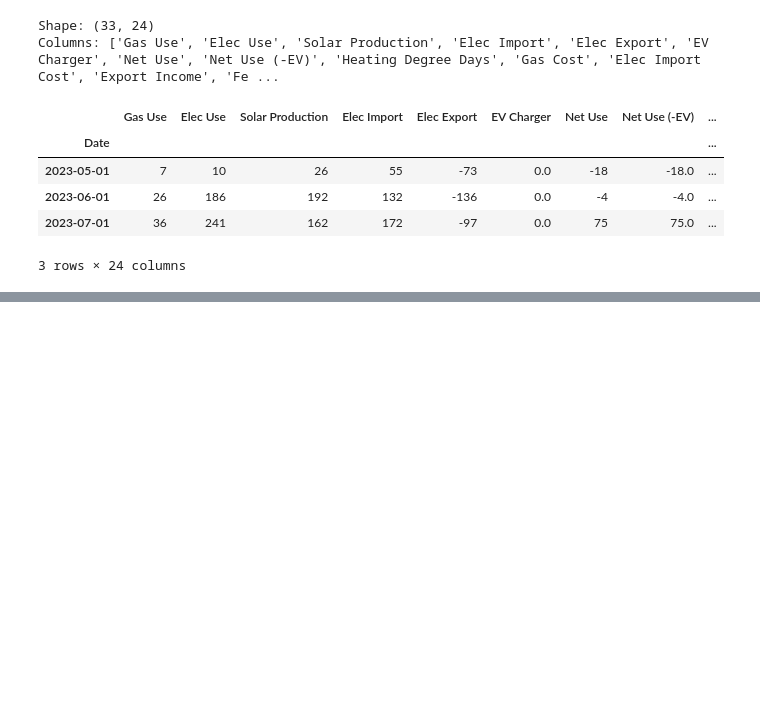
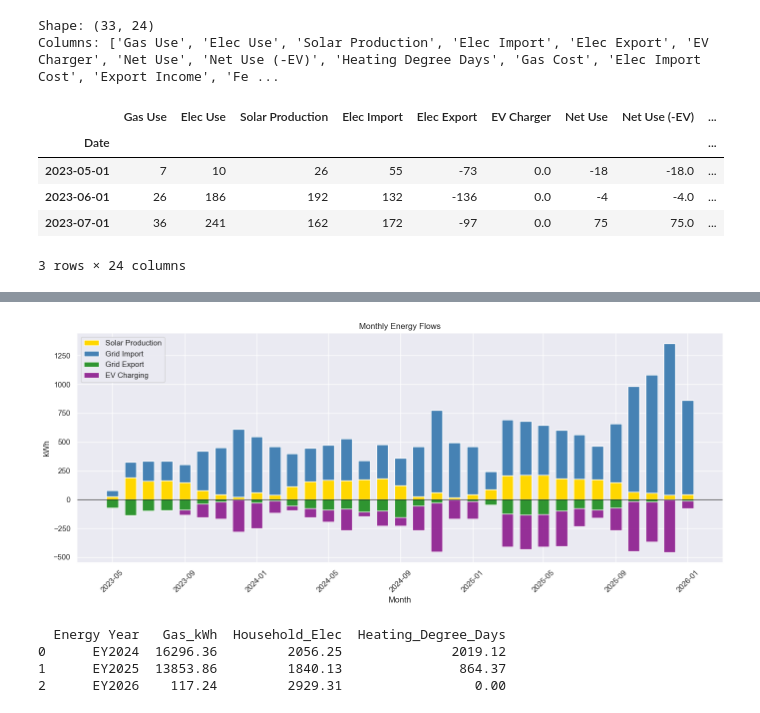
Before and after one commit to DavidRSDowling/industrial-ai, a Jupyter notebook: home_energy_analysis.ipynb, the cells around one changed output, grey strips where cells are left out. Saved outputs shown, nothing was run; the diff lists cells and outputs as text; code cells hidden in the pictures; blank space fills up the shorter version.

```diff
--- a/home_energy_analysis.ipynb
+++ b/home_energy_analysis.ipynb
@@ -158,0 +415,45 @@ Columns: ['Gas Use', 'Elec Use', 'Solar Production', 'Elec Import', 'Elec Export
+# %%
+fig, ax = plt.subplots(figsize=(14, 6))
+
+# Energy IN - stacked above zero
+ax.bar(df.index, df["Solar Production"], width=20,
+       color="gold", label="Solar Production")
+ax.bar(df.index, df["Elec Import"], width=20,
+       color="steelblue", label="Grid Import",
+       bottom=df["Solar Production"])
+
+# Energy OUT - stacked below zero
+ax.bar(df.index, -df["Elec Export"].abs(), width=20,
+       color="green", alpha=0.8, label="Grid Export")
+ax.bar(df.index, -df["EV Charger"].abs(), width=20,
+       color="purple", alpha=0.8, label="EV Charging",
+       bottom=-df["Elec Export"].abs())
+
+ax.axhline(y=0, color="black", linewidth=0.8)
+ax.set_title("Monthly Energy Flows")
+ax.set_ylabel("kWh")
+ax.set_xlabel("Month")
+plt.xticks(rotation=45)
+ax.legend()
+plt.tight_layout()
+plt.show()
+# %% [output]
+[figure, added]
+# %%
+# Create heating season comparison
+# Filter to heating months only (Oct - Apr)
+heating_months = df[df.index.month.isin([10, 11, 12, 1, 2, 3, 4])]
+
+# Group by energy year
+heating_summary = heating_months.groupby("Energy Year").agg(
+    Gas_kWh=("Gas kWh", "sum"),
+    Household_Elec=("Household Elec", "sum"),
+    Heating_Degree_Days=("Heating Degree Days", "sum")
+).reset_index()
+
+print(heating_summary)
+# %% [output]
+  Energy Year   Gas_kWh  Household_Elec  Heating_Degree_Days
+0      EY2024  16296.36         2056.25              2019.12
+1      EY2025  13853.86         1840.13               864.37
+2      EY2026    117.24         2929.31                 0.00
```
Also changed, not shown: parts of 26 cells of this notebook.
